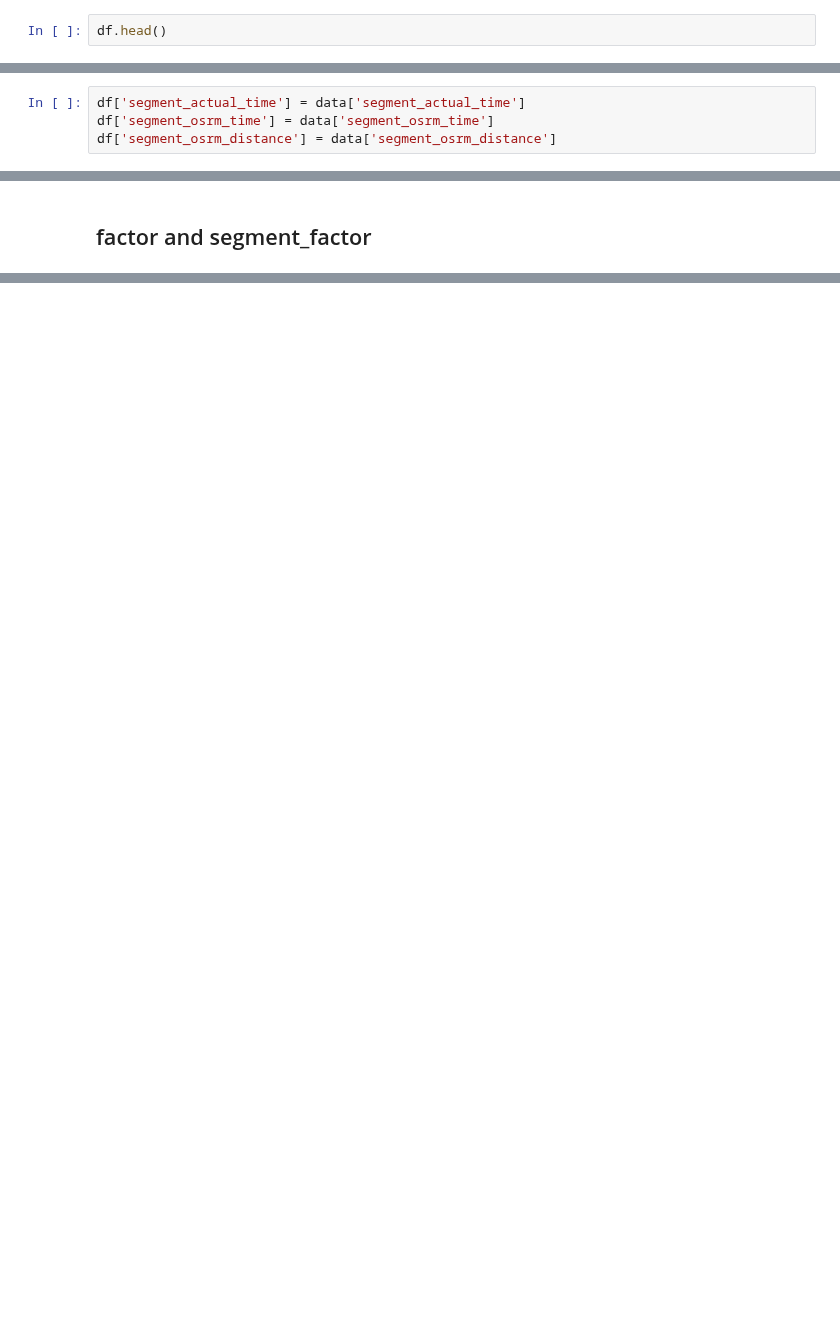
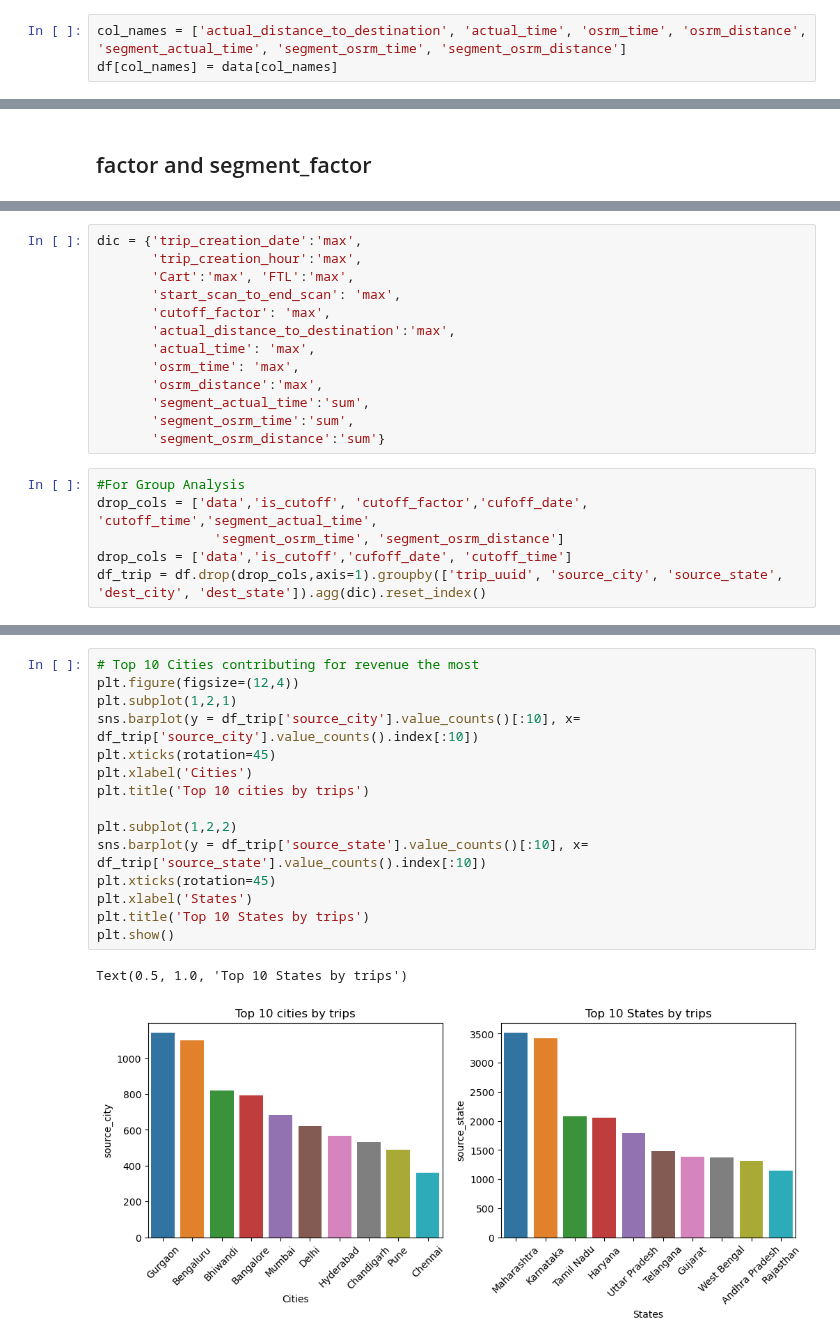
Before and after one commit to muthuganeshece/Business-Case-Study, a Jupyter notebook: Delhivery/Notebook/Delhivery_FeatureEngineering.ipynb, the cells around one changed output, grey strips where cells are left out. Cells and saved outputs as stored; diff of their text form; blank space fills up the shorter version.

```diff
--- a/Delhivery/Notebook/Delhivery_FeatureEngineering.ipynb
+++ b/Delhivery/Notebook/Delhivery_FeatureEngineering.ipynb
@@ -407,2 +424,3 @@ data[data['osrm_distance'] < data['actual_distance_to_destination']].head()
 # %%
-df.head()
+col_names = ['actual_distance_to_destination', 'actual_time', 'osrm_time', 'osrm_distance', 'segment_actual_time', 'segment_osrm_time', 'segment_osrm_distance']
+df[col_names] = data[col_names]
@@ -422,4 +426,0 @@ df.head()
-# %%
-df['segment_actual_time'] = data['segment_actual_time']
-df['segment_osrm_time'] = data['segment_osrm_time']
-df['segment_osrm_distance'] = data['segment_osrm_distance']
@@ -447,0 +507,19 @@ data[['trip_uuid','factor','segment_actual_time', 'segment_osrm_time', 'segment_
+# %%
+dic = {'trip_creation_date':'max',
+       'trip_creation_hour':'max',
+       'Cart':'max', 'FTL':'max',
+       'start_scan_to_end_scan': 'max',
+       'cutoff_factor': 'max',
+       'actual_distance_to_destination':'max',
+       'actual_time': 'max',
+       'osrm_time': 'max',
+       'osrm_distance':'max',
+       'segment_actual_time':'sum',
+       'segment_osrm_time':'sum',
+       'segment_osrm_distance':'sum'}
+# %%
+#For Group Analysis
+drop_cols = ['data','is_cutoff', 'cutoff_factor','cufoff_date', 'cutoff_time','segment_actual_time',
+               'segment_osrm_time', 'segment_osrm_distance']
+drop_cols = ['data','is_cutoff','cufoff_date', 'cutoff_time']
+df_trip = df.drop(drop_cols,axis=1).groupby(['trip_uuid', 'source_city', 'source_state', 'dest_city', 'dest_state']).agg(dic).reset_index()
@@ -447,0 +561,18 @@ data[['trip_uuid','factor','segment_actual_time', 'segment_osrm_time', 'segment_
+# %%
+# Top 10 Cities contributing for revenue the most
+plt.figure(figsize=(12,4))
+plt.subplot(1,2,1)
+sns.barplot(y = df_trip['source_city'].value_counts()[:10], x= df_trip['source_city'].value_counts().index[:10])
+plt.xticks(rotation=45)
+plt.xlabel('Cities')
+plt.title('Top 10 cities by trips')
+
+plt.subplot(1,2,2)
+sns.barplot(y = df_trip['source_state'].value_counts()[:10], x= df_trip['source_state'].value_counts().index[:10])
+plt.xticks(rotation=45)
+plt.xlabel('States')
+plt.title('Top 10 States by trips')
+plt.show()
+# %% [output]
+Text(0.5, 1.0, 'Top 10 States by trips')
+[figure, added]
```
Also changed, not shown: parts of 51 cells of this notebook.
